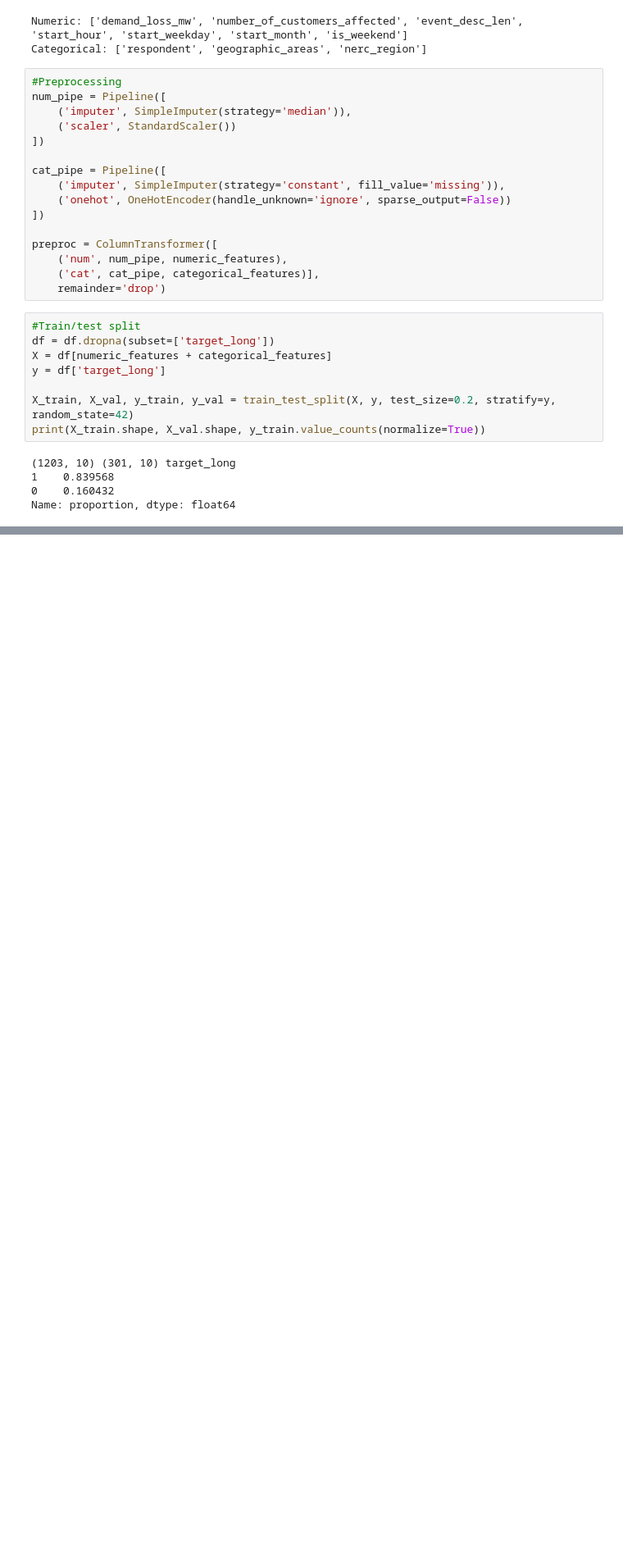
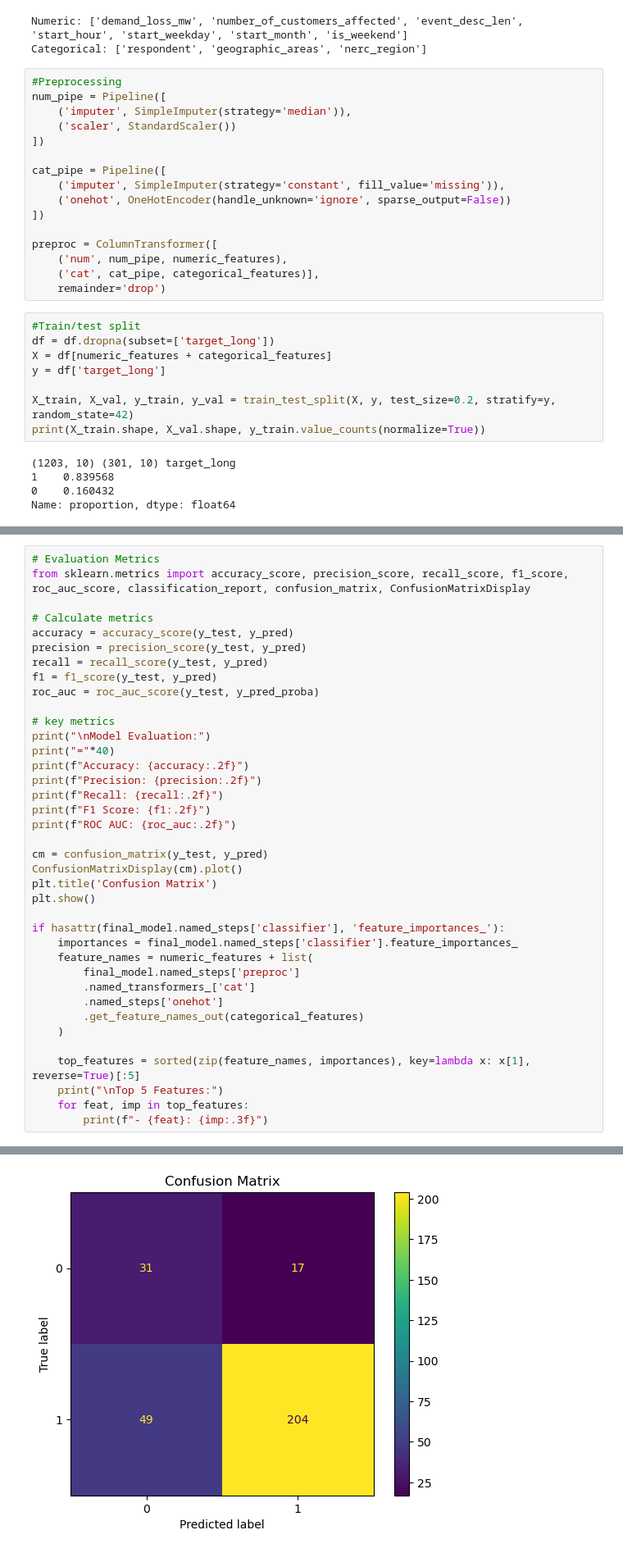
Before and after one commit to Sushma5-prof/Predictive_Pre-emption_Model, a Jupyter notebook: Predictive_Pre-emption_Model.ipynb, the cells around one changed output, grey strips where cells are left out. Shown at 82% size. Saved outputs shown, nothing was run; the diff lists cells and outputs as text; blank space fills up the shorter version.

```diff
--- a/Predictive_Pre-emption_Model.ipynb
+++ b/Predictive_Pre-emption_Model.ipynb
@@ -346,0 +360,39 @@ Selected top features (K=10):
+# %%
+# Evaluation Metrics
+from sklearn.metrics import accuracy_score, precision_score, recall_score, f1_score, roc_auc_score, classification_report, confusion_matrix, ConfusionMatrixDisplay
+
+# Calculate metrics
+accuracy = accuracy_score(y_test, y_pred)
+precision = precision_score(y_test, y_pred)
+recall = recall_score(y_test, y_pred)
+f1 = f1_score(y_test, y_pred)
+roc_auc = roc_auc_score(y_test, y_pred_proba)
+
+# key metrics
+print("\nModel Evaluation:")
+print("="*40)
+print(f"Accuracy: {accuracy:.2f}")
+print(f"Precision: {precision:.2f}")
+print(f"Recall: {recall:.2f}")
+print(f"F1 Score: {f1:.2f}")
+print(f"ROC AUC: {roc_auc:.2f}")
+
+cm = confusion_matrix(y_test, y_pred)
+ConfusionMatrixDisplay(cm).plot()
+plt.title('Confusion Matrix')
+plt.show()
+
+if hasattr(final_model.named_steps['classifier'], 'feature_importances_'):
+    importances = final_model.named_steps['classifier'].feature_importances_
+    feature_names = numeric_features + list(
+        final_model.named_steps['preproc']
+        .named_transformers_['cat']
+        .named_steps['onehot']
+        .get_feature_names_out(categorical_features)
+    )
+
+    top_features = sorted(zip(feature_names, importances), key=lambda x: x[1], reverse=True)[:5]
+    print("\nTop 5 Features:")
+    for feat, imp in top_features:
+        print(f"- {feat}: {imp:.3f}")
+# %% [output]
@@ -346,0 +406 @@ Selected top features (K=10):
+[figure, added]
```
Also changed, not shown: parts of 10 cells of this notebook.
